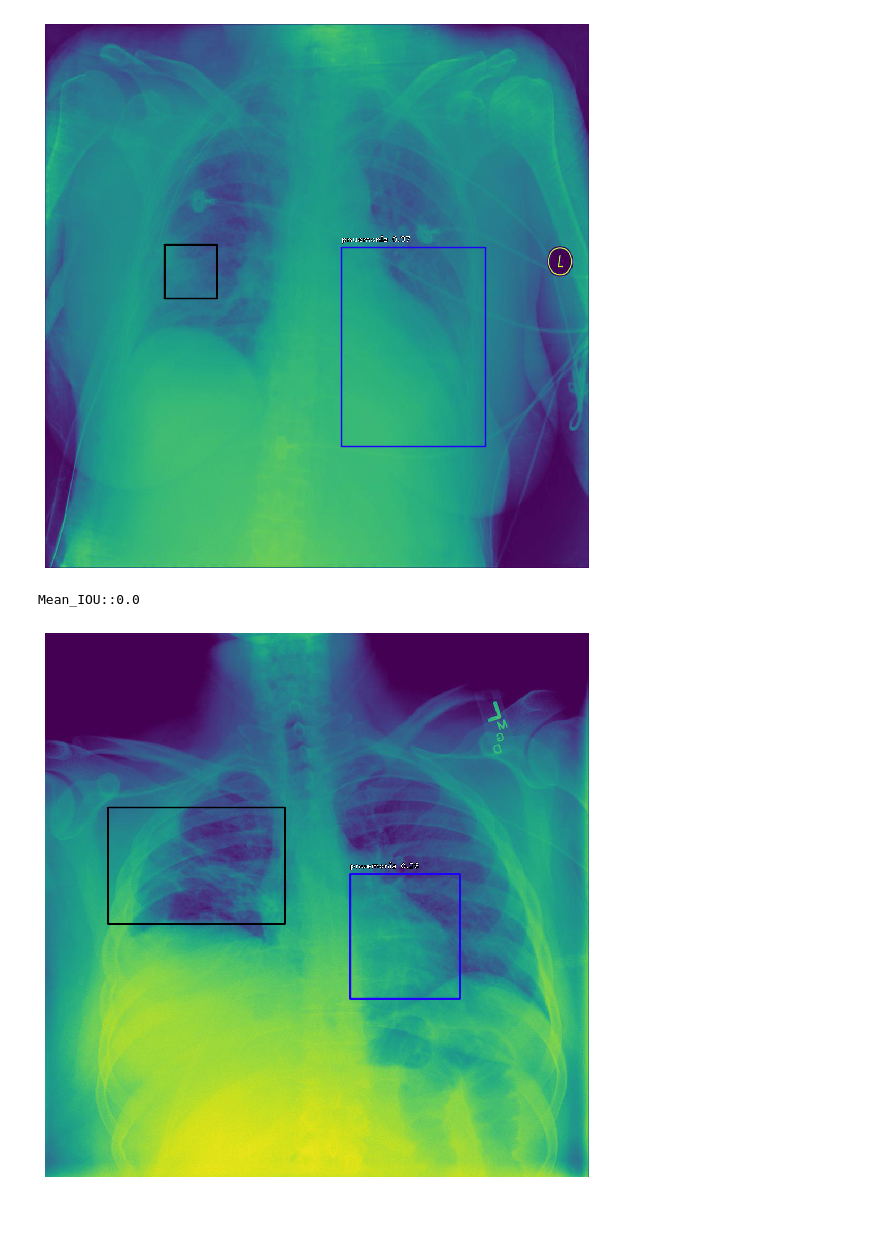
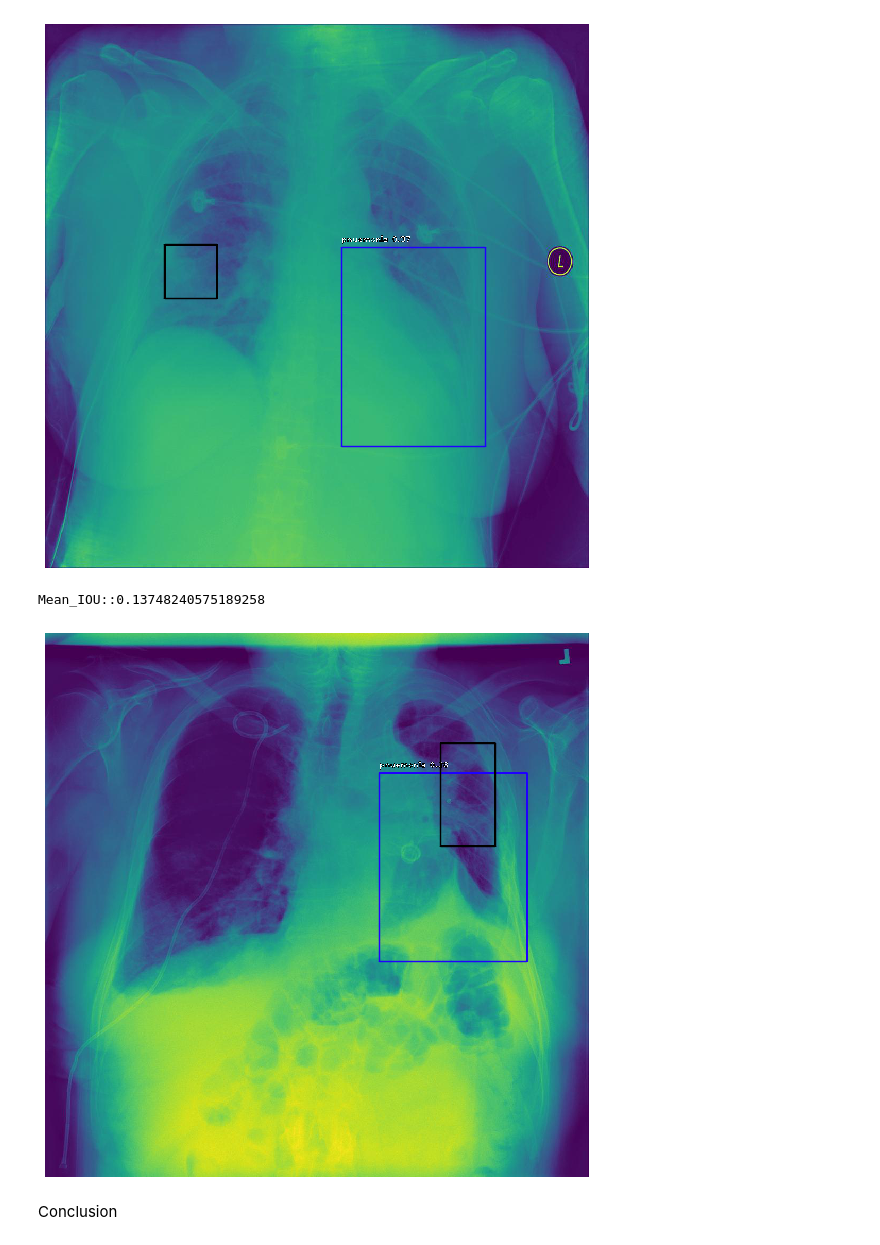
Before and after one commit to Cenvel/Pneumonia-Detection, a Jupyter notebook: RetinaNet_test.ipynb, the cells around one changed output. Saved outputs shown, nothing was run; the diff lists cells and outputs as text; code cells hidden in the pictures; blank space fills up the shorter version.

```diff
--- a/RetinaNet_test.ipynb
+++ b/RetinaNet_test.ipynb
@@ -344,9 +344,11 @@ draw_image(patient_id)
 Mean_IOU::0.0
 [figure]
 # %%
-THRES_SCORE =0.28
-patient_id='0a2c130c-c536-4651-836d-95d07e9a89cf'
+THRES_SCORE =0.2755
+patient_id='02285fa4-35b7-4af6-b88f-3cac45a7f5c8'
 draw_image(patient_id)
 # %% [output]
-Mean_IOU::0.0
+Mean_IOU::0.13748240575189258
-[figure, old version]
+[figure, new version]
+# %% [markdown]
+Conclusion
```
Also changed, not shown: parts of 1 cell of this notebook.
